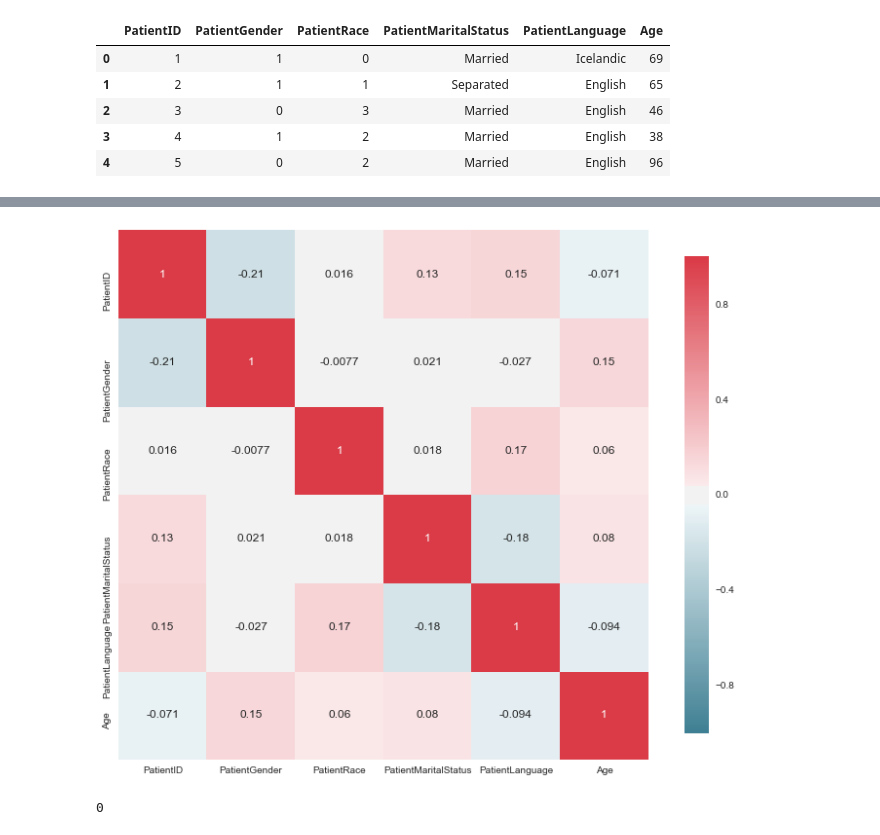
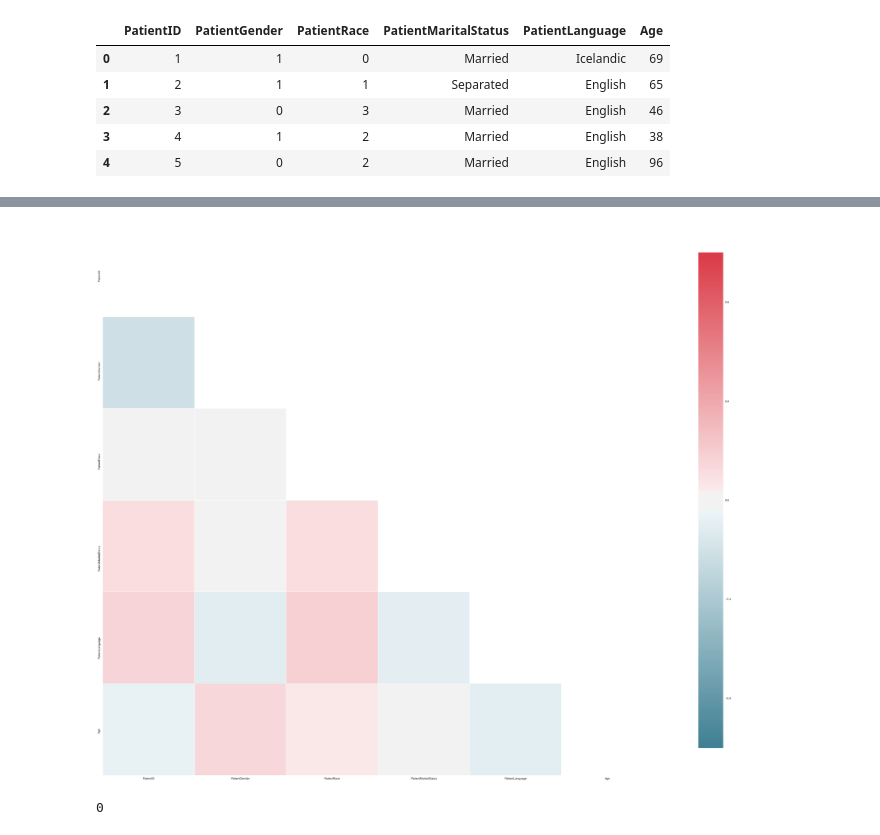
Before and after one commit to Bowiemb/demos, a Jupyter notebook: Virtual Patient Data Analysis Demo.ipynb, the cells around one changed output, grey strips where cells are left out. Drawn from its saved outputs; the diff is of its cells as text; code cells hidden in the pictures.

```diff
--- a/Virtual Patient Data Analysis Demo.ipynb
+++ b/Virtual Patient Data Analysis Demo.ipynb
@@ -324,13 +411,13 @@ clean_patients.head()
 | 4 | 5 | 0 | 2 | Married | English | 96 |
 # %%
 clean_patients['PatientMaritalStatus'] = patients['PatientMaritalStatus'].map(
-    {'Single': 0, 'Married': 1, 'Separated': 2, 'Divorced': 3, 'Widowed': 4})
+    {'Single': 0, 'Married': 1, 'Separated': 2, 'Divorced': 3, 'Widowed': 4, 'Unknown': 5})
 
 clean_patients['PatientLanguage'] = patients['PatientLanguage'].map(
-    {'English': 0, 'Icelandic': 1, 'Spanish': 2})
+    {'English': 0, 'Icelandic': 1, 'Spanish': 2, 'Unknown': 3})
 #clean_patients['PatientMaritalStatus'] = clean_patients['PatientMaritalStatus'].apply(lambda x: index_cat(x, marital_status))
 #clean_patients['PatientLanguage'] = clean_patients['PatientLanguage'].apply(lambda x: index_cat(x, language))
 
-clean_patients.head()
+clean_patients.head(100)
 # %% [output]
 |  | PatientID | PatientGender | PatientRace | PatientMaritalStatus | PatientLanguage | Age |
@@ -342,21 +441,26 @@ clean_patients.head()
 # %%
 def plot_correlation_map( df ):
     corr = df.corr()
-    _ , ax = plt.subplots( figsize =( 12 , 10 ) )
+    mask = np.zeros_like(corr)
+    mask[np.triu_indices_from(mask)] = True
+    _ , ax = plt.subplots( figsize =( 50 , 35 ) )
     cmap = sns.diverging_palette( 220 , 10 , as_cmap = True )
     _ = sns.heatmap(
         corr,
+        mask=mask,
         cmap = cmap,
         square=True,
         cbar_kws={ 'shrink' : .9 },
         ax=ax,
-        annot = True,
-        annot_kws = { 'fontsize' : 12 }
+        #annot = True,
+        #annot_kws = { 'fontsize' : 12 }
+        #vmax=.8 sets side bar range
+        linewidths=.5
     )
 
 plot_correlation_map( clean_patients )
 # %% [output]
-[figure, old version]
+[figure, new version]
 # %%
 def mutate(x):
     return(x+1)
```
Also changed, not shown: parts of 20 cells of this notebook.
